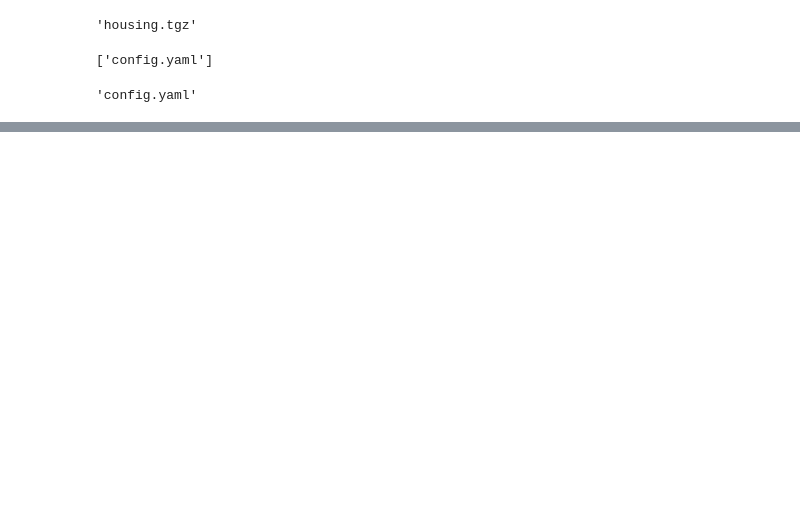
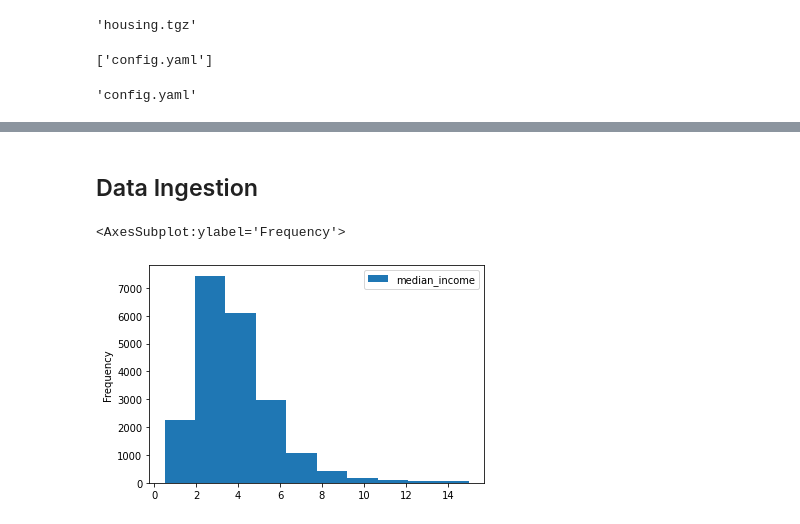
Before and after one commit to kazimusman/ML_project, a Jupyter notebook: notebook/example2.ipynb, the cells around one changed output, grey strips where cells are left out. Saved outputs shown, nothing was run; the diff lists cells and outputs as text; code cells hidden in the pictures; blank space fills up the shorter version.

```diff
--- a/notebook/example2.ipynb
+++ b/notebook/example2.ipynb
@@ -30,2 +21,7 @@ Note: you may need to restart the kernel to use updated packages.
+# %% [markdown]
+## Data Ingestion
 # %%
 import pandas as pd
+# %%
+csv_file_path=r"/Users/kazimusman/projects/ML_project/housing/artifact/data_ingestion/2022-07-12-20-21-42/raw_data/housing.csv"
+housing_data_frame = pd.read_csv(csv_file_path)
@@ -32,2 +30,7 @@ import pandas as pd
+# %%
+housing_data_frame[["median_income"]].plot(kind="hist")
+# %% [output]
+<AxesSubplot:ylabel='Frequency'>
+[figure, added]
 # %%
 import numpy as np
```
Also changed, not shown: parts of 25 cells of this notebook, 6 other files.
